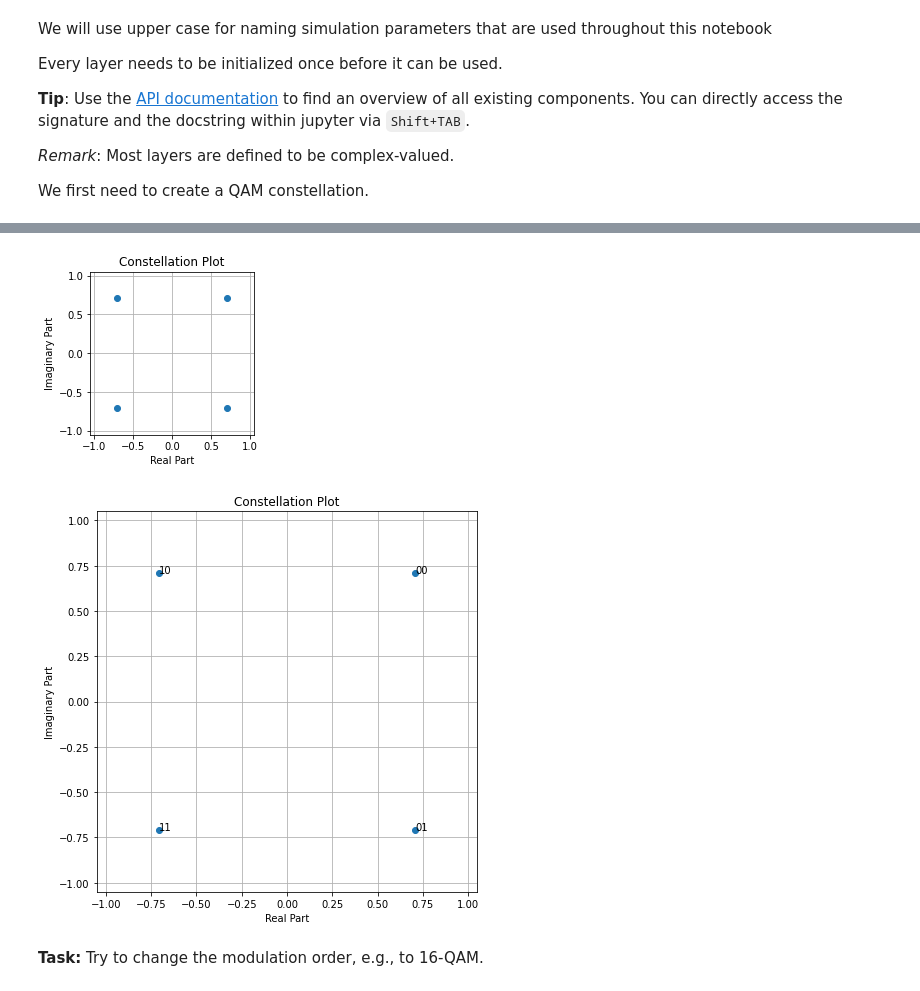
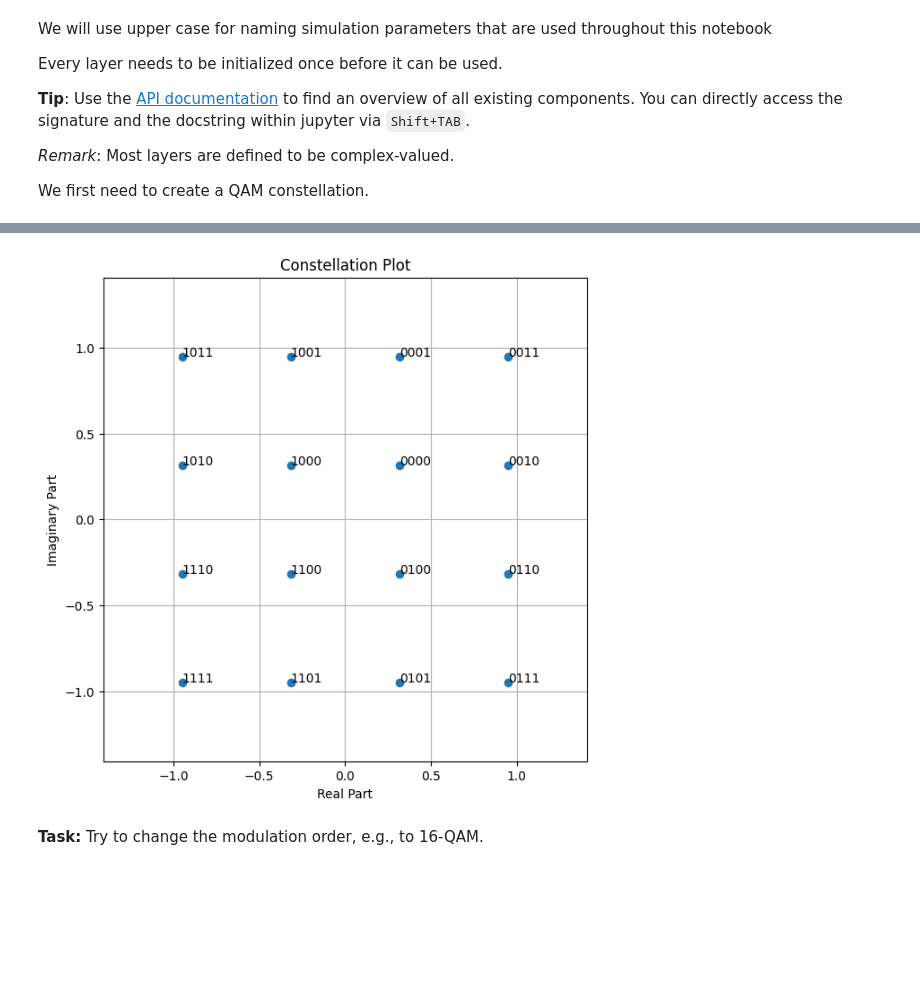
Before and after one commit to leeofaith/sionna, a Jupyter notebook: Jupyter Notebooks/Tutorial/For Beginners/Part1 Sionna_tutorial_part1.ipynb, the cells around one changed output, grey strips where cells are left out. Drawn from its saved outputs; the diff is of its cells as text; code cells hidden in the pictures; blank space fills up the shorter version.

```diff
--- a/Jupyter Notebooks/Tutorial/For Beginners/Part1 Sionna_tutorial_part1.ipynb
+++ b/Jupyter Notebooks/Tutorial/For Beginners/Part1 Sionna_tutorial_part1.ipynb
@@ -95,9 +98,8 @@ You can directly access the signature and the docstring within jupyter via `Shif
 
 We first need to create a QAM constellation.
 # %%
-NUM_BITS_PER_SYMBOL = 2 # QPSK
+NUM_BITS_PER_SYMBOL = 4 # QPSK
 constellation = sn.mapping.Constellation("qam", NUM_BITS_PER_SYMBOL)
 
-constellation.show(False,(3,3)); # show(labels=True, figsize=(7, 7))
-constellation.show();
+constellation.show(figsize=(7,7));
 # %% [output]
@@ -104,4 +108,3 @@ constellation.show();
-[figure, old version]
+[figure, new version]
-[figure, removed]
 # %% [markdown]
 **Task:** Try to change the modulation order, e.g., to 16-QAM.
```
Also changed, not shown: parts of 22 cells of this notebook, 11 other files.
